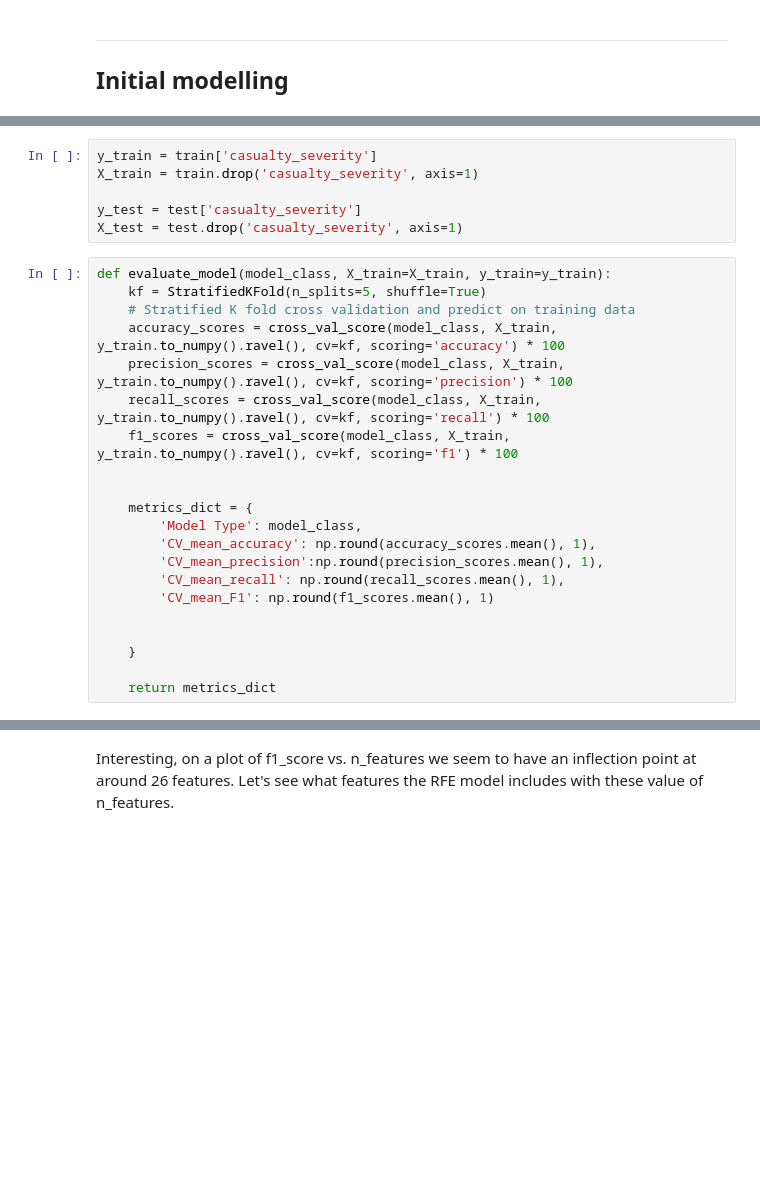
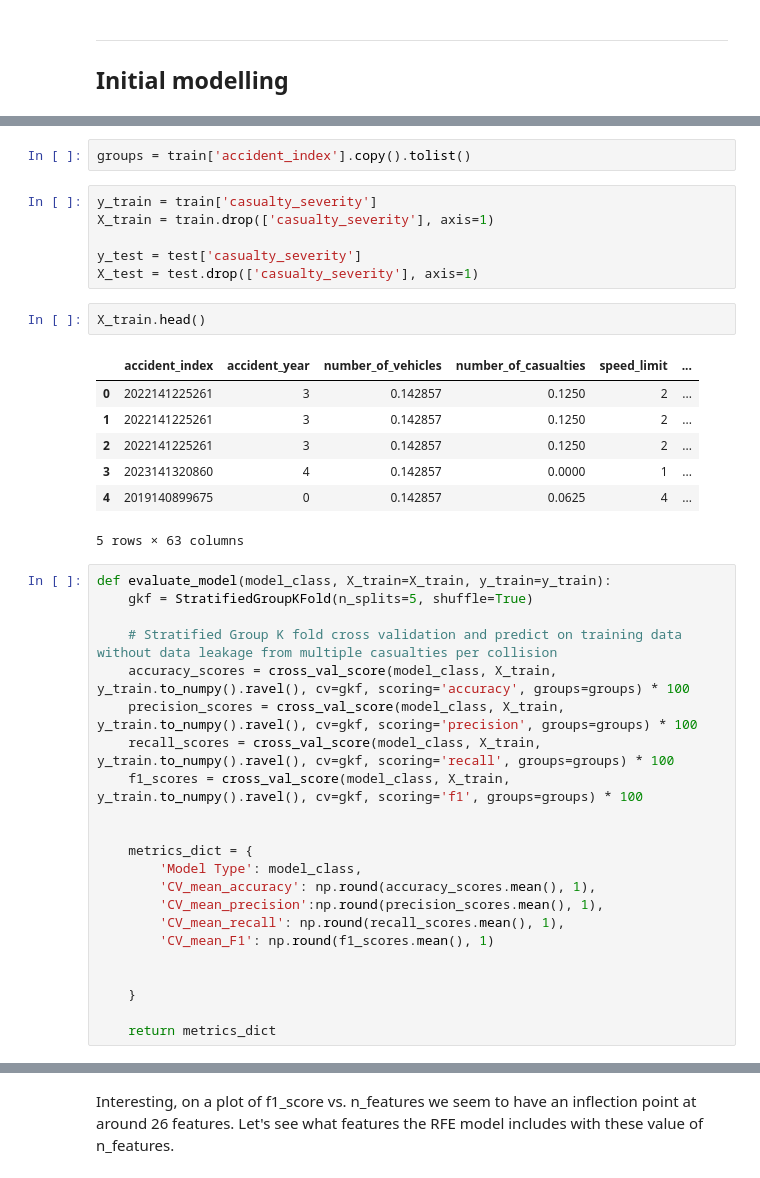
Before and after one commit to EJCassella/STATS19_severity_prediction, a Jupyter notebook: 07 - Initial Modelling.ipynb, the cells around one changed output, grey strips where cells are left out. Cells and saved outputs as stored; diff of their text form; blank space fills up the shorter version.

```diff
--- a/07 - Initial Modelling.ipynb
+++ b/07 - Initial Modelling.ipynb
@@ -171,17 +176,30 @@ ___
+# %%
+groups = train['accident_index'].copy().tolist()
 # %%
 y_train = train['casualty_severity']
-X_train = train.drop('casualty_severity', axis=1)
+X_train = train.drop(['casualty_severity'], axis=1)
 
 y_test = test['casualty_severity']
-X_test = test.drop('casualty_severity', axis=1)
+X_test = test.drop(['casualty_severity'], axis=1)
+# %%
+X_train.head()
+# %% [output]
+|  | accident_index | accident_year | number_of_vehicles | number_of_casualties | speed_limit | ... |
+| 0 | 2022141225261 | 3 | 0.142857 | 0.1250 | 2 | ... |
+| 1 | 2022141225261 | 3 | 0.142857 | 0.1250 | 2 | ... |
+| 2 | 2022141225261 | 3 | 0.142857 | 0.1250 | 2 | ... |
+| 3 | 2023141320860 | 4 | 0.142857 | 0.0000 | 1 | ... |
+| 4 | 2019140899675 | 0 | 0.142857 | 0.0625 | 4 | ... |
+5 rows × 63 columns
 # %%
 def evaluate_model(model_class, X_train=X_train, y_train=y_train):
-    kf = StratifiedKFold(n_splits=5, shuffle=True)
-    # Stratified K fold cross validation and predict on training data
-    accuracy_scores = cross_val_score(model_class, X_train, y_train.to_numpy().ravel(), cv=kf, scoring='accuracy') * 100
-    precision_scores = cross_val_score(model_class, X_train, y_train.to_numpy().ravel(), cv=kf, scoring='precision') * 100
-    recall_scores = cross_val_score(model_class, X_train, y_train.to_numpy().ravel(), cv=kf, scoring='recall') * 100
-    f1_scores = cross_val_score(model_class, X_train, y_train.to_numpy().ravel(), cv=kf, scoring='f1') * 100
+    gkf = StratifiedGroupKFold(n_splits=5, shuffle=True)
+
+    # Stratified Group K fold cross validation and predict on training data without data leakage from multiple casualties per collision
+    accuracy_scores = cross_val_score(model_class, X_train, y_train.to_numpy().ravel(), cv=gkf, scoring='accuracy', groups=groups) * 100
+    precision_scores = cross_val_score(model_class, X_train, y_train.to_numpy().ravel(), cv=gkf, scoring='precision', groups=groups) * 100
+    recall_scores = cross_val_score(model_class, X_train, y_train.to_numpy().ravel(), cv=gkf, scoring='recall', groups=groups) * 100
+    f1_scores = cross_val_score(model_class, X_train, y_train.to_numpy().ravel(), cv=gkf, scoring='f1', groups=groups) * 100
 
 
     metrics_dict = {
```
Also changed, not shown: parts of 13 cells of this notebook.
